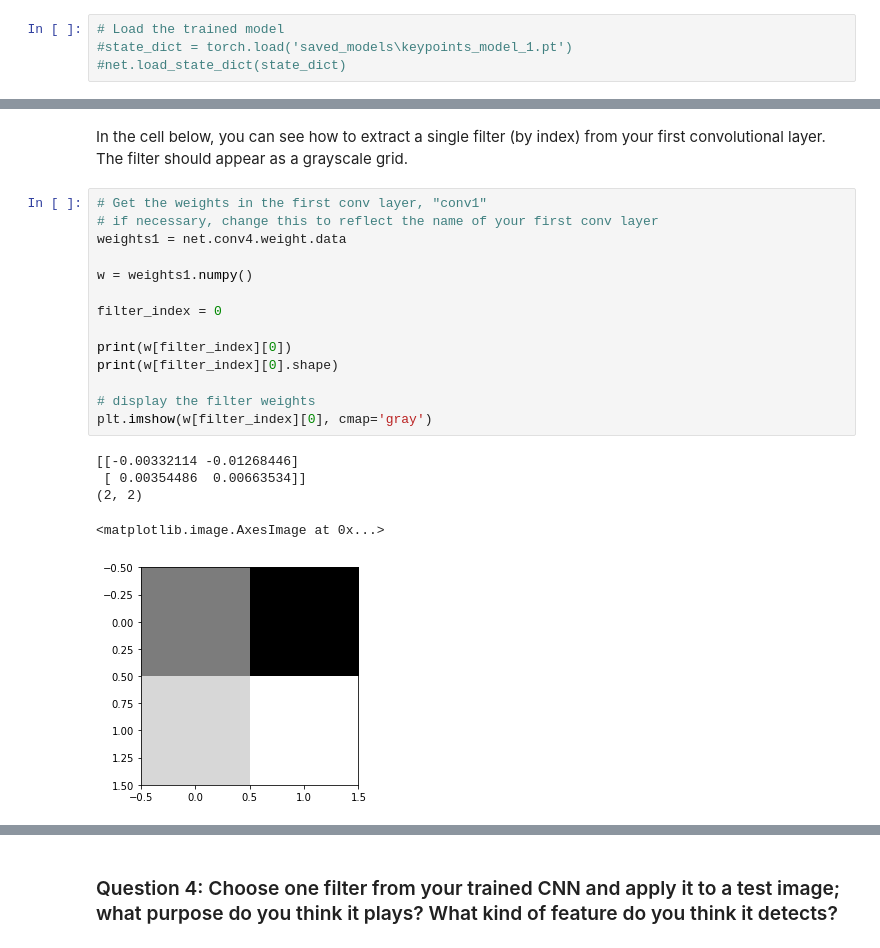
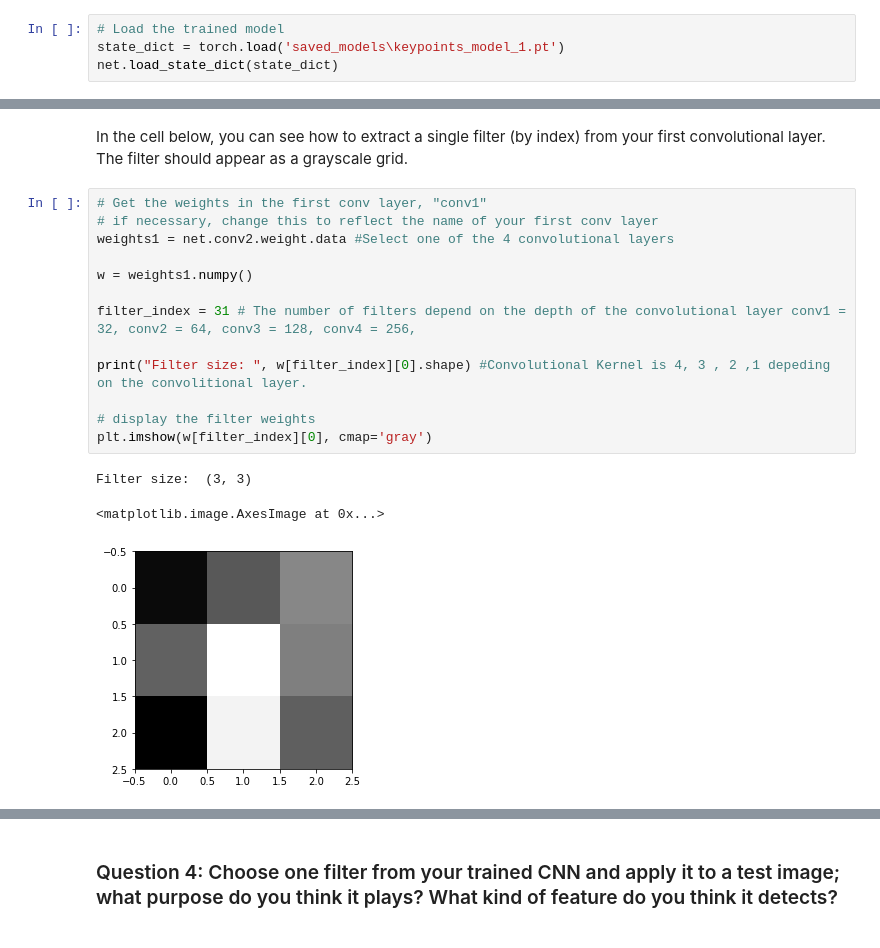
Before and after one commit to AndresGarciaEscalante/Facial_Kepoints_CNN, a Jupyter notebook: 2. Define the Network Architecture.ipynb, the cells around one changed output, grey strips where cells are left out. Drawn from its saved outputs; the diff is of its cells as text.

```diff
--- a/2. Define the Network Architecture.ipynb
+++ b/2. Define the Network Architecture.ipynb
@@ -415,7 +421,7 @@ Load a trained model (if it is already trained).
 # %%
 # Load the trained model
-#state_dict = torch.load('saved_models\keypoints_model_1.pt')
-#net.load_state_dict(state_dict)
+state_dict = torch.load('saved_models\keypoints_model_1.pt')
+net.load_state_dict(state_dict)
 # %% [output]
 <All keys matched successfully>
 # %% [markdown]
@@ -480,23 +491,20 @@ In the cell below, you can see how to extract a single filter (by index) from yo
 # %%
 # Get the weights in the first conv layer, "conv1"
 # if necessary, change this to reflect the name of your first conv layer
-weights1 = net.conv4.weight.data
+weights1 = net.conv2.weight.data #Select one of the 4 convolutional layers
 
 w = weights1.numpy()
 
-filter_index = 0
+filter_index = 31 # The number of filters depend on the depth of the convolutional layer conv1 = 32, conv2 = 64, conv3 = 128, conv4 = 256,
 
-print(w[filter_index][0])
-print(w[filter_index][0].shape)
+print("Filter size: ", w[filter_index][0].shape) #Convolutional Kernel is 4, 3 , 2 ,1 depeding on the convolitional layer.
 
 # display the filter weights
 plt.imshow(w[filter_index][0], cmap='gray')
 # %% [output]
-[[-0.00332114 -0.01268446]
- [ 0.00354486  0.00663534]]
-(2, 2)
+Filter size:  (3, 3)
 <matplotlib.image.AxesImage at 0x...>
-[figure, old version]
+[figure, new version]
 # %% [markdown]
 ## Feature maps
 
```
Also changed, not shown: parts of 18 cells of this notebook.
